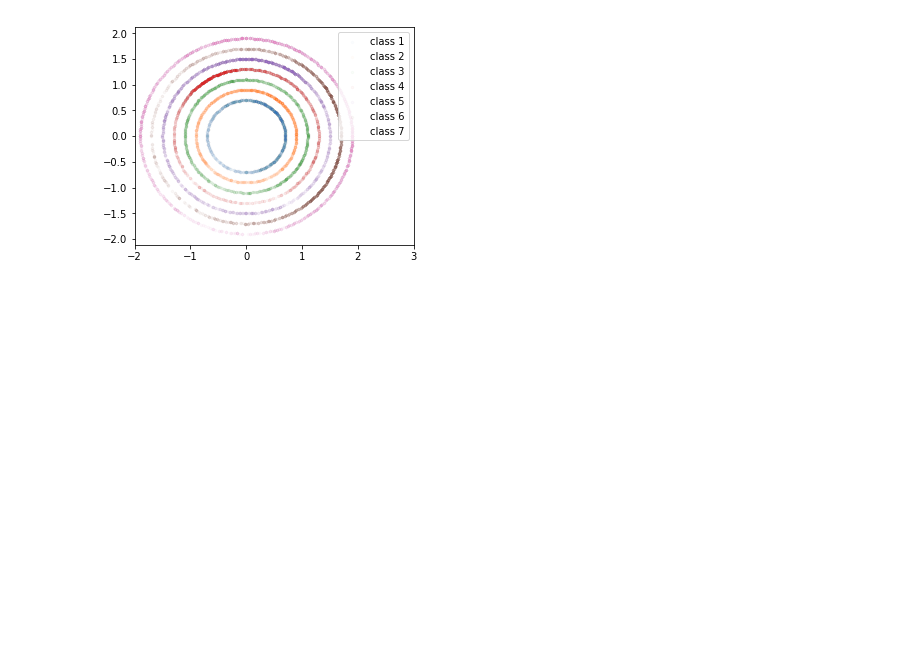
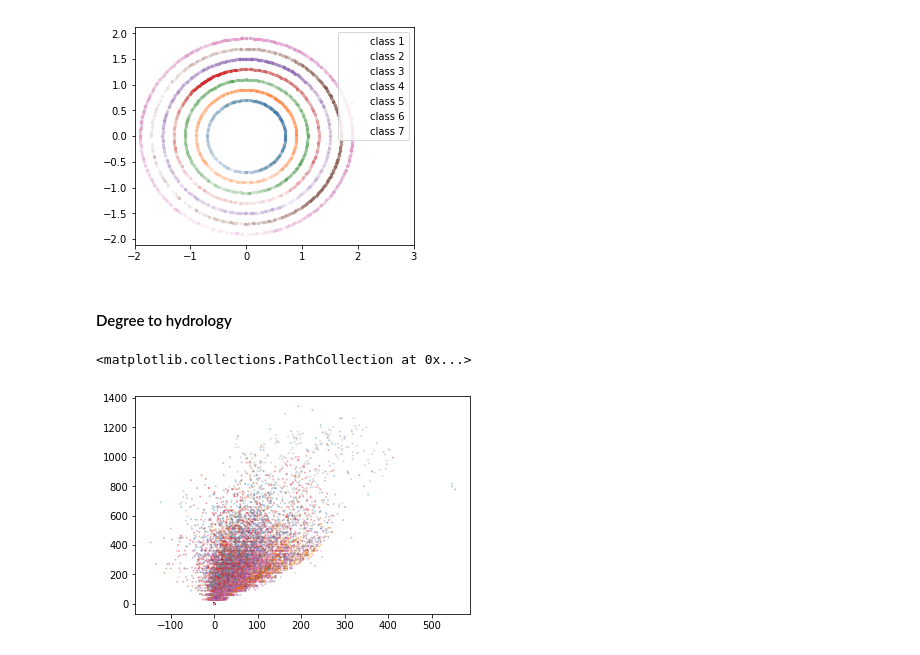
Before and after one commit to Brandon-HY-Lin/kaggle_learn_with_other_kaggle_users, a Jupyter notebook: EDA, Feature engineering and Modeling (4th) .ipynb, the cells around one changed output. Saved outputs shown, nothing was run; the diff lists cells and outputs as text; code cells hidden in the pictures; blank space fills up the shorter version.

```diff
--- a/EDA, Feature engineering and Modeling (4th) .ipynb
+++ b/EDA, Feature engineering and Modeling (4th) .ipynb
@@ -223,3 +230,15 @@ ax.legend()
 # %% [output]
 <matplotlib.legend.Legend at 0x...>
 [figure]
+# %% [markdown]
+#### Degree to hydrology
+# %%
+# this may be good feature but unfortunally i forgot to add my data
+hydro_h = train_df['Vertical_Distance_To_Hydrology']
+hydro_v = train_df['Horizontal_Distance_To_Hydrology']
+# %%
+plt.scatter(hydro_h, hydro_v, s=1,
+            c=train_df['Cover_Type'], cmap='Set1', alpha=0.3)
+# %% [output]
+<matplotlib.collections.PathCollection at 0x...>
+[figure, added]
```
Also changed, not shown: parts of 17 cells of this notebook.
